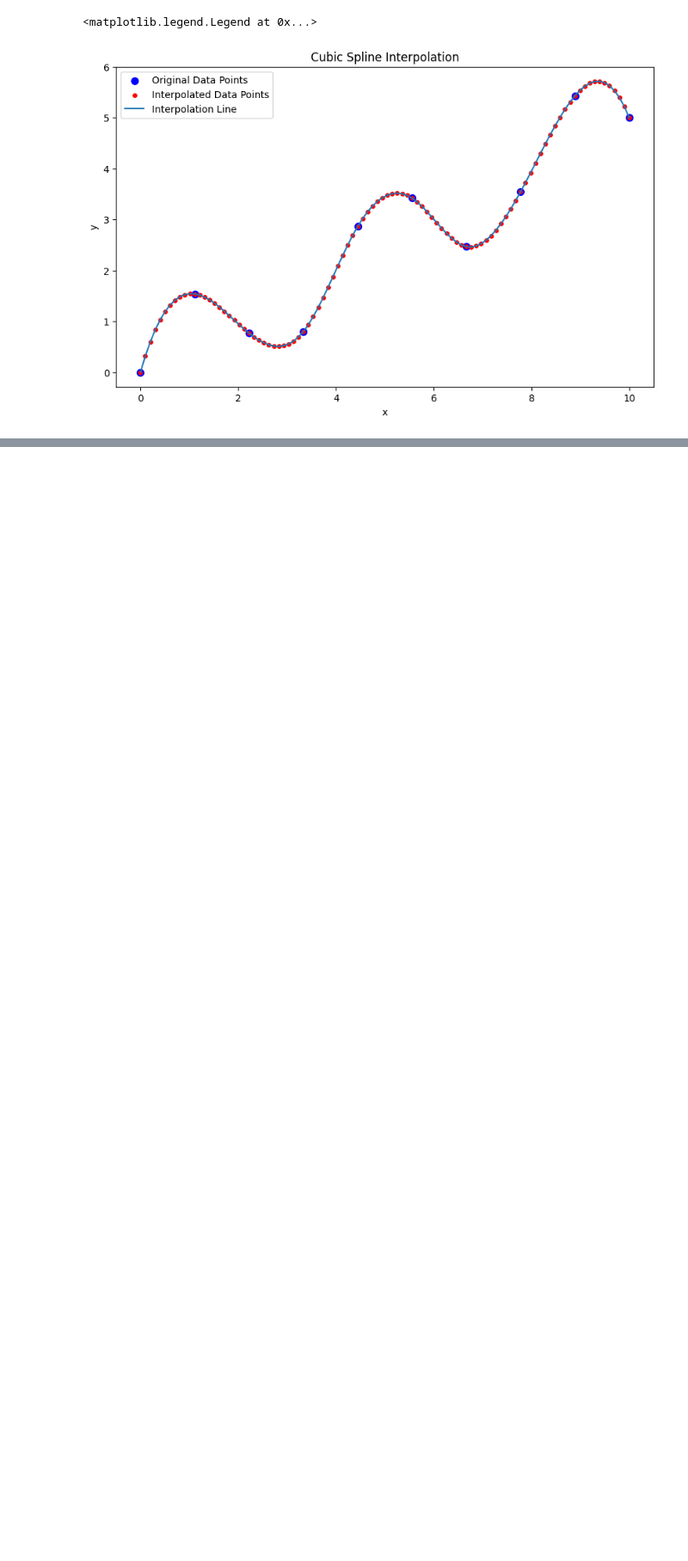
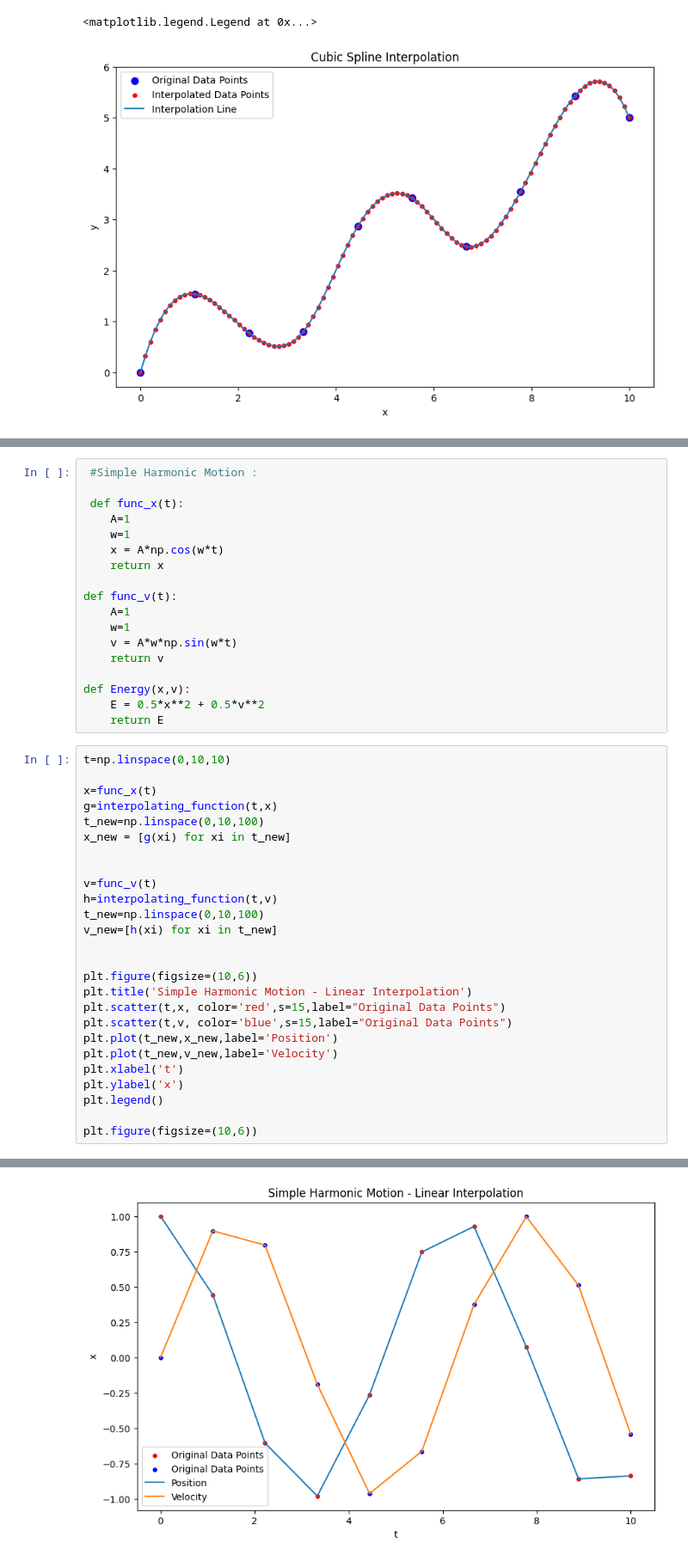
Before and after one commit to Aradhikaaa/Interpolation, a Jupyter notebook: hw1.ipynb, the cells around one changed output, grey strips where cells are left out. Shown at 86% size. Saved outputs shown, nothing was run; the diff lists cells and outputs as text; blank space fills up the shorter version.

```diff
--- a/hw1.ipynb
+++ b/hw1.ipynb
@@ -133,0 +131,45 @@ plt.plot(x,rel_err_cs)
+# %%
+ #Simple Harmonic Motion :
+
+ def func_x(t):
+    A=1
+    w=1
+    x = A*np.cos(w*t)
+    return x
+
+def func_v(t):
+    A=1
+    w=1
+    v = A*w*np.sin(w*t)
+    return v
+
+def Energy(x,v):
+    E = 0.5*x**2 + 0.5*v**2
+    return E
+# %%
+t=np.linspace(0,10,10)
+
+x=func_x(t)
+g=interpolating_function(t,x)
+t_new=np.linspace(0,10,100)
+x_new = [g(xi) for xi in t_new]
+
+
+v=func_v(t)
+h=interpolating_function(t,v)
+t_new=np.linspace(0,10,100)
+v_new=[h(xi) for xi in t_new]
+
+
+plt.figure(figsize=(10,6))
+plt.title('Simple Harmonic Motion - Linear Interpolation')
+plt.scatter(t,x, color='red',s=15,label="Original Data Points")
+plt.scatter(t,v, color='blue',s=15,label="Original Data Points")
+plt.plot(t_new,x_new,label='Position')
+plt.plot(t_new,v_new,label='Velocity')
+plt.xlabel('t')
+plt.ylabel('x')
+plt.legend()
+
+plt.figure(figsize=(10,6))
+# %% [output]
@@ -133,0 +177 @@ plt.plot(x,rel_err_cs)
+[figure, added]
```
Also changed, not shown: parts of 3 cells of this notebook.
